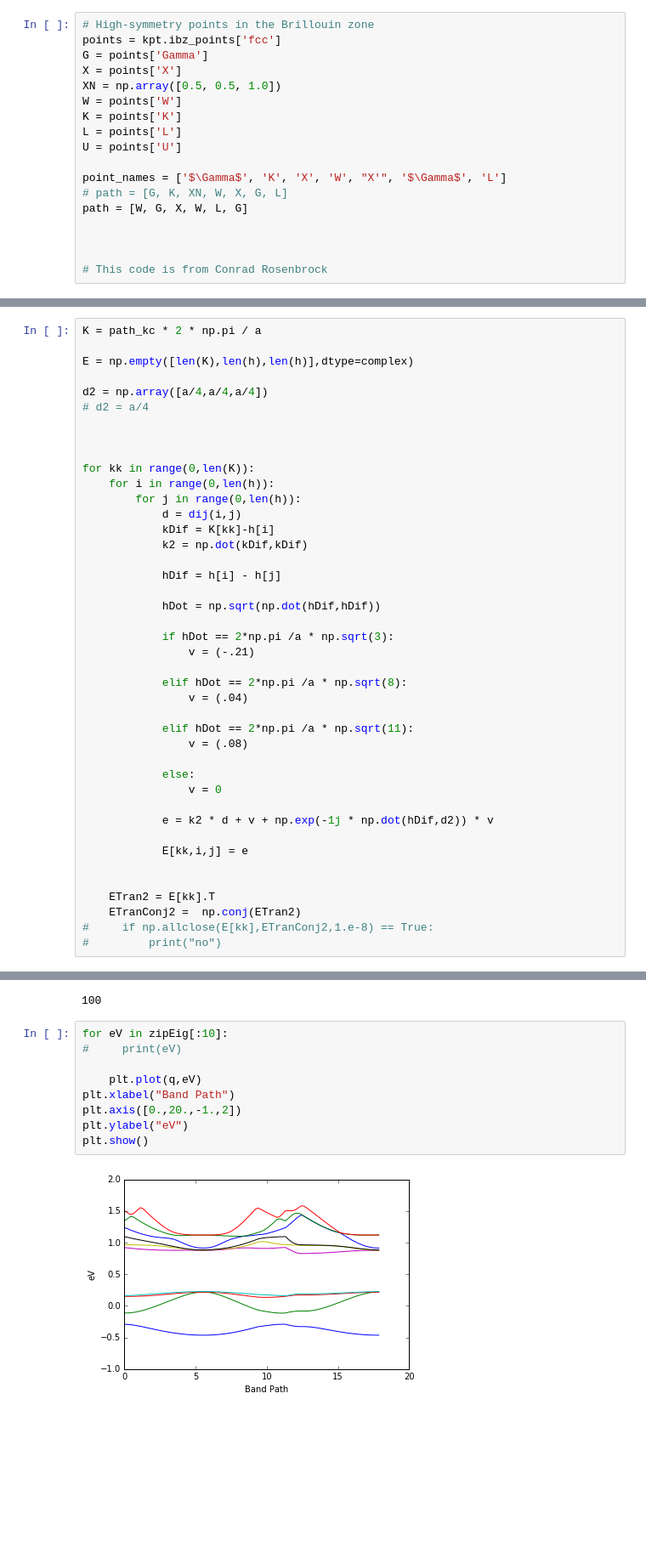
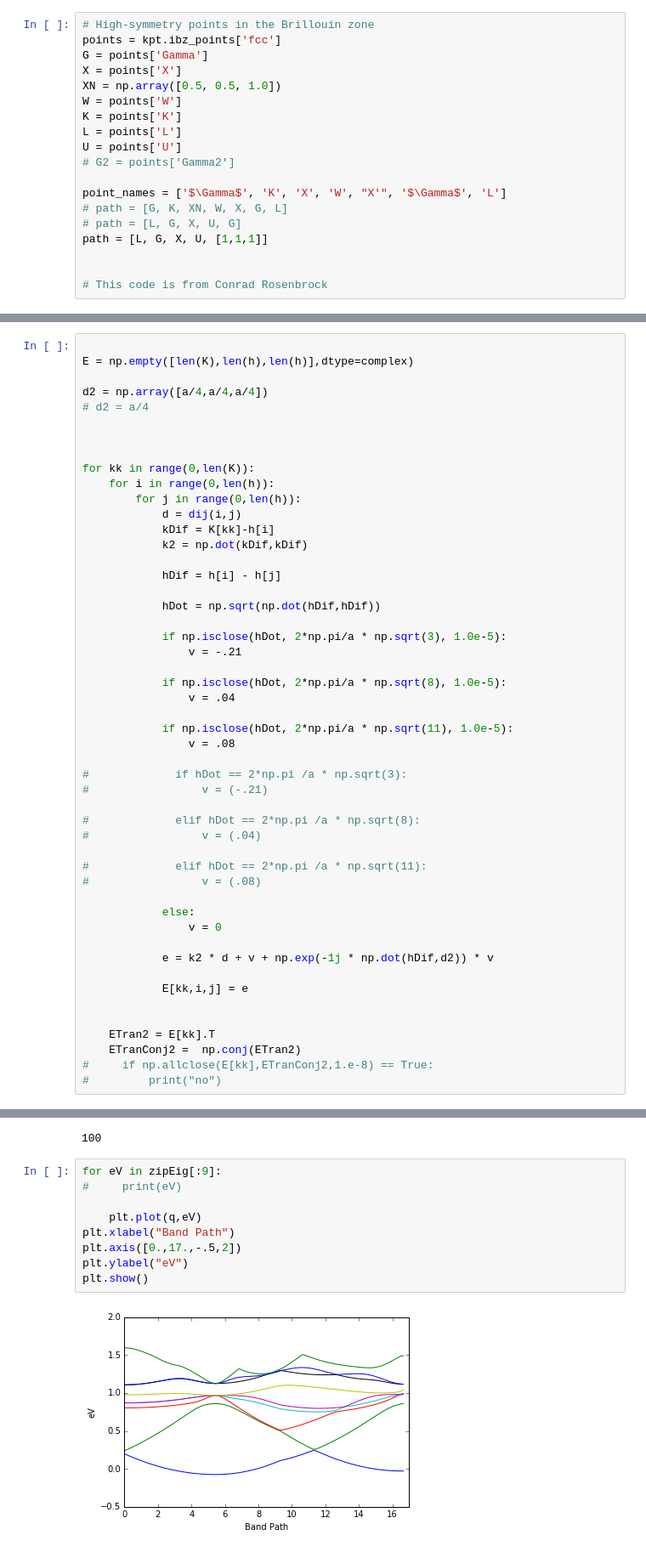
Before and after one commit to hallover/EPM, a Jupyter notebook: Empirical Pseudopotential Method.ipynb, the cells around one changed output, grey strips where cells are left out. Shown: that part at 85% size. Cells and saved outputs as stored; diff of their text form; blank space fills up the shorter version.

Commit message:
Changed pseudopotential loop to use numpy.isclose. More accurate band structure now

```diff
--- a/Empirical Pseudopotential Method.ipynb
+++ b/Empirical Pseudopotential Method.ipynb
@@ -161,11 +166,12 @@ W = points['W']
 K = points['K']
 L = points['L']
 U = points['U']
+# G2 = points['Gamma2']
 
 point_names = ['$\Gamma$', 'K', 'X', 'W', "X'", '$\Gamma$', 'L']
 # path = [G, K, XN, W, X, G, L]
-path = [W, G, X, W, L, G]
-
+# path = [L, G, X, U, G]
+path = [L, G, X, U, [1,1,1]]
 
 
 # This code is from Conrad Rosenbrock
@@ -231,5 +242,4 @@ print(path_kc)
 # %%
-K = path_kc * 2 * np.pi / a
 
 E = np.empty([len(K),len(h),len(h)],dtype=complex)
 
@@ -249,14 +259,23 @@ for kk in range(0,len(K)):
 
             hDot = np.sqrt(np.dot(hDif,hDif))
 
-            if hDot == 2*np.pi /a * np.sqrt(3):
-                v = (-.21)
+            if np.isclose(hDot, 2*np.pi/a * np.sqrt(3), 1.0e-5):
+                v = -.21
 
-            elif hDot == 2*np.pi /a * np.sqrt(8):
-                v = (.04)
+            if np.isclose(hDot, 2*np.pi/a * np.sqrt(8), 1.0e-5):
+                v = .04
 
-            elif hDot == 2*np.pi /a * np.sqrt(11):
-                v = (.08)
+            if np.isclose(hDot, 2*np.pi/a * np.sqrt(11), 1.0e-5):
+                v = .08
+
+#             if hDot == 2*np.pi /a * np.sqrt(3):
+#                 v = (-.21)
+
+#             elif hDot == 2*np.pi /a * np.sqrt(8):
+#                 v = (.04)
+
+#             elif hDot == 2*np.pi /a * np.sqrt(11):
+#                 v = (.08)
 
             else:
                 v = 0
@@ -298,13 +317,13 @@ print(len(zipEig[1]))
 # %% [output]
 100
 # %%
-for eV in zipEig[:10]:
+for eV in zipEig[:9]:
 #     print(eV)
 
     plt.plot(q,eV)
 plt.xlabel("Band Path")
-plt.axis([0.,20.,-1.,2])
+plt.axis([0.,17.,-.5,2])
 plt.ylabel("eV")
 plt.show()
 # %% [output]
-[figure, old version]
+[figure, new version]
```
Also changed, not shown: parts of 8 cells of this notebook.
